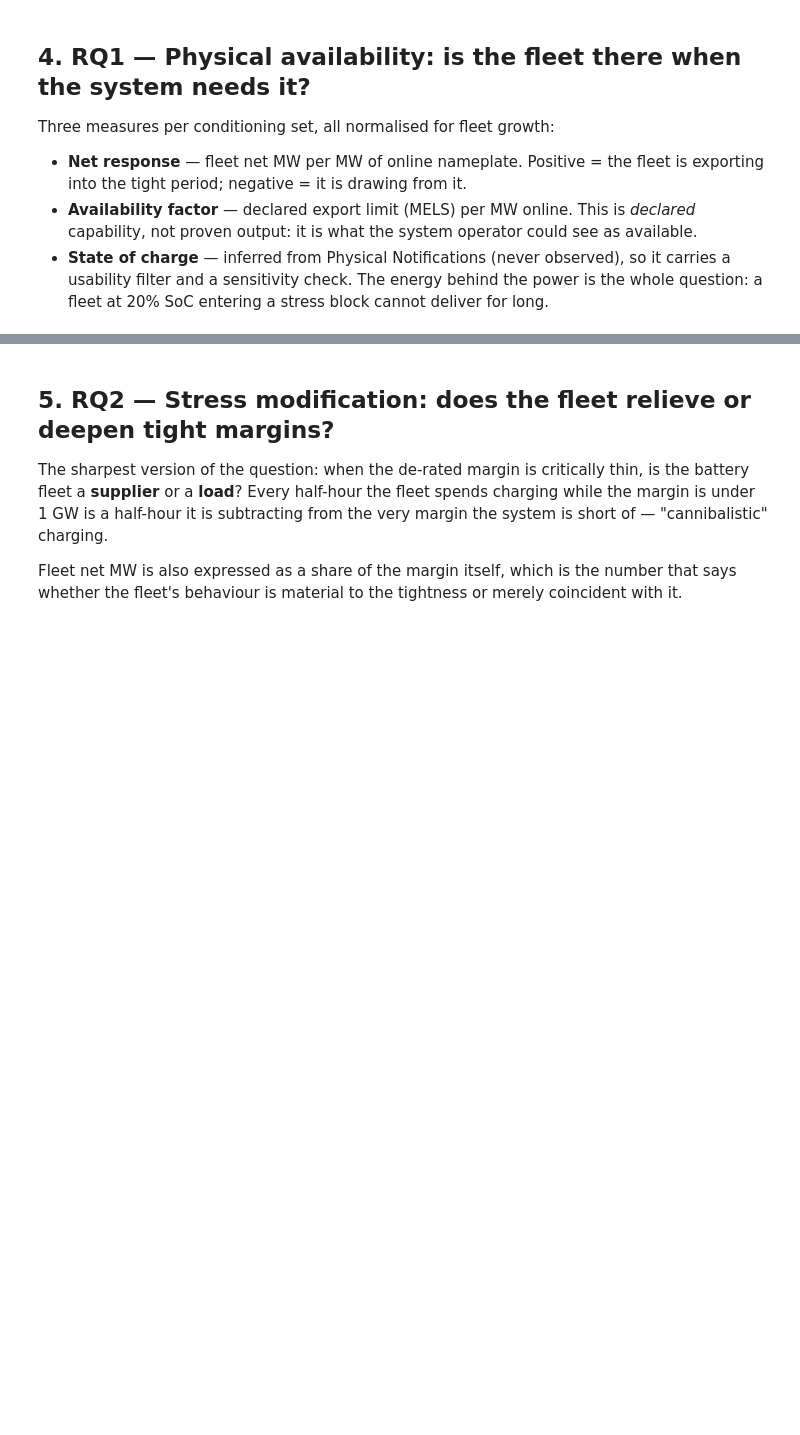
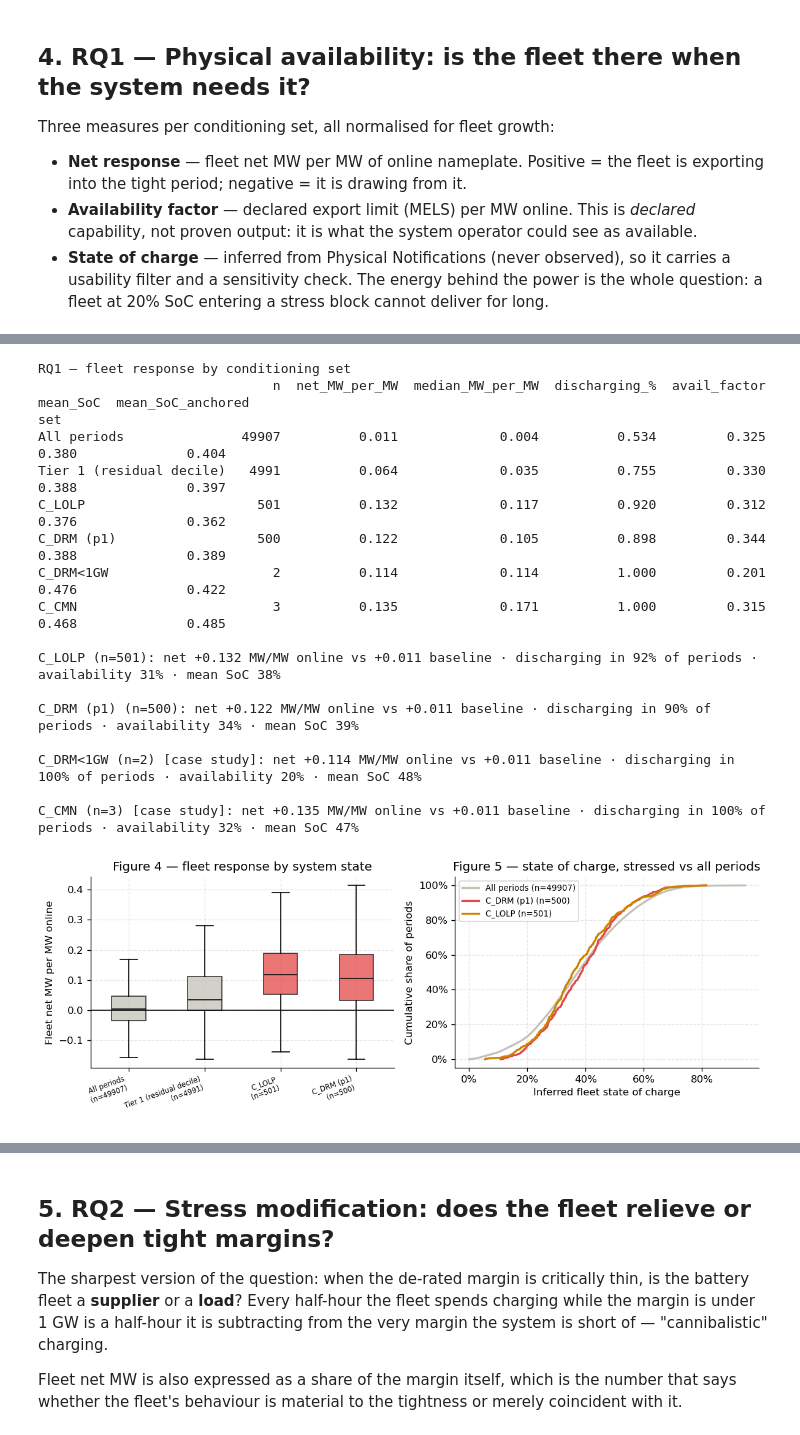
Before and after one commit to shaw029/power-trading, a Jupyter notebook: notebooks/05_stress_response_study.ipynb, the cells around one changed output, grey strips where cells are left out. Cells and saved outputs as stored; diff of their text form; code cells hidden in the pictures; blank space fills up the shorter version.

```diff
--- a/notebooks/05_stress_response_study.ipynb
+++ b/notebooks/05_stress_response_study.ipynb
@@ -111,6 +111,7 @@ HH = 0.5                     # hours per settlement period
 LOOKBACK_HH = 24             # 12 h of half-hours for SoC run-up (RQ3b)
 EVENT_HH = 12                # ±6 h around a trigger for the event study (RQ3c)
 MAX_CONTROLS = 5             # matched controls per event
+MIN_N_DIST = 10              # below this a set is a case study, not a distribution
 SOC_CLAMP_MAX = 0.5          # SoC usability: at most half the time pinned at a bound
 CYCLES_MIN = fleet_perf.ANCILLARY_CYCLES_THRESHOLD  # 0.3 cycles/day
 
@@ -295,7 +339,9 @@ final = (prints.sort_values(["horizon", "publish_time"], ascending=[True, False]
                .set_index("time")[["lolp", "drm_mw"]]
                .sort_index())
 
-tiers = resilience.classify_tiers(flags, final, cmn)
+cmn_issued = cmn[cmn["type_id"] == 1] if not cmn.empty else cmn
+cmn_expiry = cmn[cmn["type_id"] == 4] if not cmn.empty else cmn
+tiers = resilience.classify_tiers(flags, final, cmn_issued)
 grid = tiers.index
 known = tiers["tier2_known"]
 lolp, drm = tiers["lolp"], tiers["drm_mw"]
@@ -336,13 +382,27 @@ overlap = pd.DataFrame(
 print("\nOverlap (periods in both):")
 print(overlap.to_string())
 
-# Anchor check: the 2025-01-08 evening is the window's known scarcity event
-# (LoLP 14.3%, DRM ~1,004 MW, an active Capacity Market Notice).
-anchor = pd.Timestamp("2025-01-08T17:00:00Z")
-if anchor in grid:
-    assert C_DRM1000[anchor], "2025-01-08 17:00 should be a sub-1GW margin period"
-    assert C_CMN[anchor], "2025-01-08 17:00 should sit inside a CMN window"
-    print(f"\nAnchor OK — {anchor:%Y-%m-%d %H:%M}: DRM {drm[anchor]:,.0f} MW, "
-          f"LoLP {lolp[anchor]:.1%}, CMN active.")
+tightest = drm.idxmin()
+print(f"\nTightest period in window : {tightest:%Y-%m-%d %H:%M} — "
+      f"DRM {drm[tightest]:,.0f} MW, LoLP {lolp[tightest]:.1%}")
+
+# Anchor check against the window's Capacity Market Notice evening. Note the
+# margin that night was 1,003.5 MW — three megawatts *above* the 1,000 MW line,
+# which is why the sub-1GW set is smaller than the notice count suggests and is
+# treated as a case study below rather than a distribution.
+anchor_cmn = pd.Timestamp("2025-01-08T16:30:00Z")   # the notice's target period
+anchor_tight = pd.Timestamp("2025-01-08T17:00:00Z")  # that evening's tightest half-hour
+if anchor_tight in grid:
+    assert C_CMN[anchor_cmn], "the 2025-01-08 CMN target period should be flagged"
+    assert C_LOLP[anchor_tight], "2025-01-08 17:00 should be a top-percentile LoLP period"
+    print(f"Anchor OK                 : CMN target {anchor_cmn:%H:%M} flagged; "
+          f"{anchor_tight:%H:%M} DRM {drm[anchor_tight]:,.0f} MW, "
+          f"LoLP {lolp[anchor_tight]:.1%}")
 else:
-    print("\nAnchor 2025-01-08 not in window (dry run) — skipping anchor assertion.")
+    print("Anchor 2025-01-08 not in window (dry run) — skipping anchor assertions.")
+
+for name, m in SETS.items():
+    n = int(m.fillna(False).sum())
+    if 0 < n < MIN_N_DIST:
+        print(f"NOTE: {name} has n={n} (< {MIN_N_DIST}) — reported as a case study, "
+              "not a distribution.")
@@ -525,7 +630,8 @@ for name in ("C_LOLP", "C_DRM (p1)", "C_DRM<1GW", "C_CMN"):
     if row["n"] == 0:
         skip(f"{name} is empty in this window")
         continue
-    print(f"\n{name} (n={int(row['n'])}): net {row['net_MW_per_MW']:+.3f} MW/MW online "
+    tag = " [case study]" if row["n"] < MIN_N_DIST else ""
+    print(f"\n{name} (n={int(row['n'])}){tag}: net {row['net_MW_per_MW']:+.3f} MW/MW online "
           f"vs {baseline['net_MW_per_MW']:+.3f} baseline · "
           f"discharging in {row['discharging_%']:.0%} of periods · "
           f"availability {row['avail_factor']:.0%}"
@@ -544,32 +650,51 @@ else:
                             else C["ghost"])
         patch.set_alpha(0.75)
     axes[0].axhline(0, color=C["ink"], lw=1)
     axes[0].set_xticklabels([f"{k}\n(n={int(v.fillna(False).sum())})" for k, v in plot_sets.items()],
                             rotation=20, ha="right", fontsize=7)
     axes[0].set_ylabel("Fleet net MW per MW online")
     axes[0].set_title("Figure 4 — fleet response by system state")
 
     ax = axes[1]
     if len(USABLE_SOC):
         for name, colour in (("All periods", C["ghost"]), ("C_DRM (p1)", C["cost"]),
                              ("C_LOLP", C["mid"])):
             m = SETS[name].fillna(False)
             vals = fleet_soc[m].dropna().sort_values()
             if len(vals) < 5:
                 continue
             ax.plot(vals.values, np.linspace(0, 1, len(vals)), color=colour, lw=2,
                     label=f"{name} (n={len(vals)})")
         ax.set_xlabel("Inferred fleet state of charge")
         ax.set_ylabel("Cumulative share of periods")
         ax.xaxis.set_major_formatter(mticker.PercentFormatter(1.0))
         ax.yaxis.set_major_formatter(mticker.PercentFormatter(1.0))
         ax.legend(fontsize=8)
         ax.set_title("Figure 5 — state of charge, stressed vs all periods")
     else:
         ax.text(0.5, 0.5, "No SoC-usable sites", ha="center", va="center",
                 transform=ax.transAxes)
         ax.set_xticks([]); ax.set_yticks([])
     plt.tight_layout()
     plt.show()
+# %% [output]
+RQ1 — fleet response by conditioning set
+                              n  net_MW_per_MW  median_MW_per_MW  discharging_%  avail_factor  mean_SoC  mean_SoC_anchored
+set
+All periods               49907          0.011             0.004          0.534         0.325     0.380              0.404
+Tier 1 (residual decile)   4991          0.064             0.035          0.755         0.330     0.388              0.397
+C_LOLP                      501          0.132             0.117          0.920         0.312     0.376              0.362
+C_DRM (p1)                  500          0.122             0.105          0.898         0.344     0.388              0.389
+C_DRM<1GW                     2          0.114             0.114          1.000         0.201     0.476              0.422
+C_CMN                         3          0.135             0.171          1.000         0.315     0.468              0.485
+
+C_LOLP (n=501): net +0.132 MW/MW online vs +0.011 baseline · discharging in 92% of periods · availability 31% · mean SoC 38%
+
+C_DRM (p1) (n=500): net +0.122 MW/MW online vs +0.011 baseline · discharging in 90% of periods · availability 34% · mean SoC 39%
+
+C_DRM<1GW (n=2) [case study]: net +0.114 MW/MW online vs +0.011 baseline · discharging in 100% of periods · availability 20% · mean SoC 48%
+
+C_CMN (n=3) [case study]: net +0.135 MW/MW online vs +0.011 baseline · discharging in 100% of periods · availability 32% · mean SoC 47%
+[figure, added]
 # %%
 # Capacity Market Notices are rare by design, so these are exhibits, not statistics.
```
Also changed, not shown: parts of 15 cells of this notebook, 1 other file.
